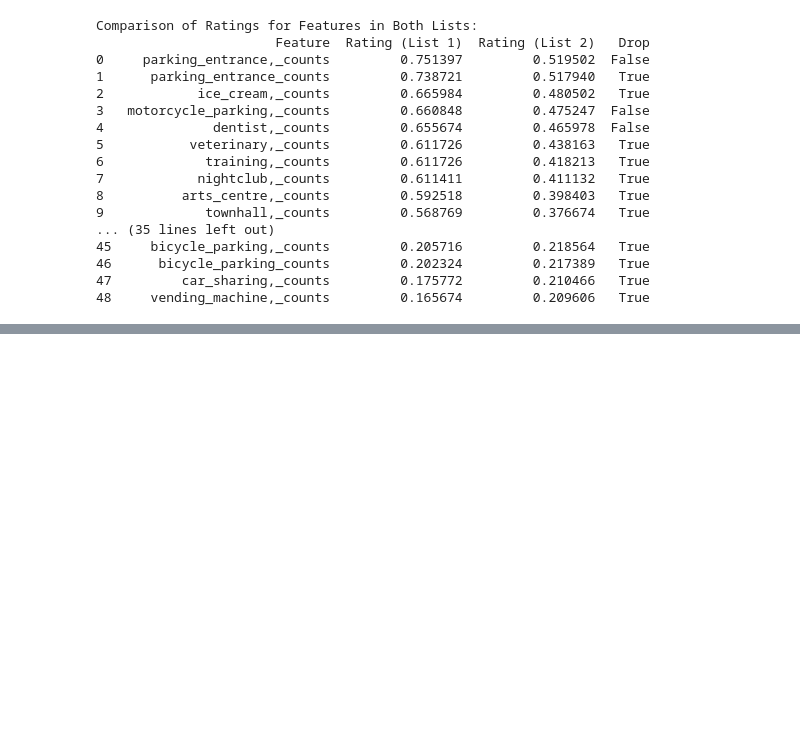
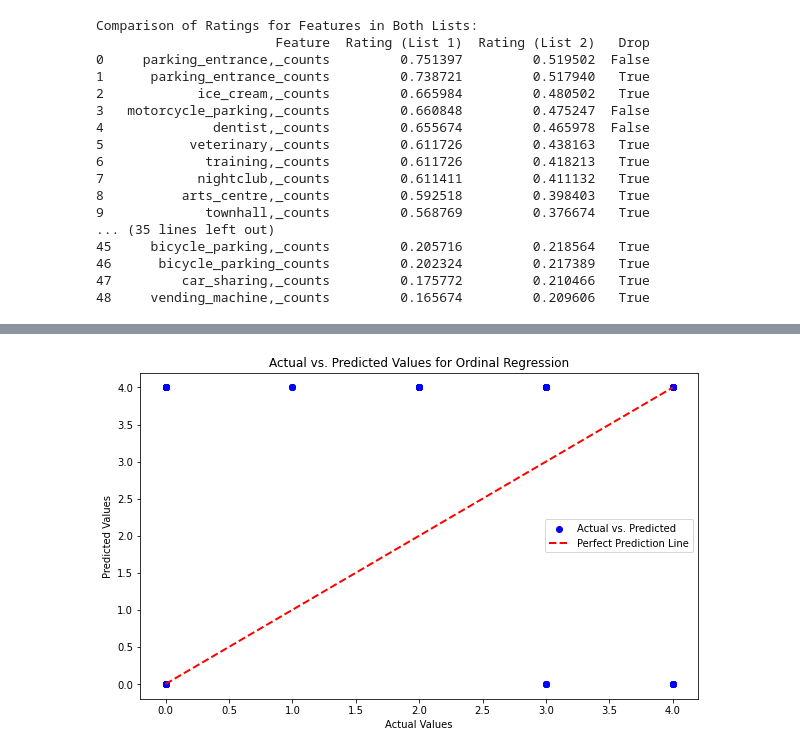
Before and after one commit to ellasartory/scraping, a Jupyter notebook: opendata_nl/amenities_correlated.ipynb, the cells around one changed output, grey strips where cells are left out. Saved outputs shown, nothing was run; the diff lists cells and outputs as text; code cells hidden in the pictures; blank space fills up the shorter version.

Commit message:
Add linear and ordinal regression to the code

```diff
--- a/opendata_nl/amenities_correlated.ipynb
+++ b/opendata_nl/amenities_correlated.ipynb
@@ -594,0 +776,15 @@ Comparison of Ratings for Features in Both Lists:
+# %%
+import matplotlib.pyplot as plt
+
+# Visualize actual vs. predicted values for the test set
+plt.figure(figsize=(10, 6))
+plt.scatter(y_test_encoded, y_pred_encoded, marker='o', color='blue', label='Actual vs. Predicted')
+plt.plot([min(y_test_encoded), max(y_test_encoded)], [min(y_test_encoded), max(y_test_encoded)],
+         linestyle='--', color='red', linewidth=2, label='Perfect Prediction Line')
+plt.title('Actual vs. Predicted Values for Ordinal Regression')
+plt.xlabel('Actual Values')
+plt.ylabel('Predicted Values')
+plt.legend()
+plt.show()
+# %% [output]
+[figure, added]
```
Also changed, not shown: parts of 11 cells of this notebook.
